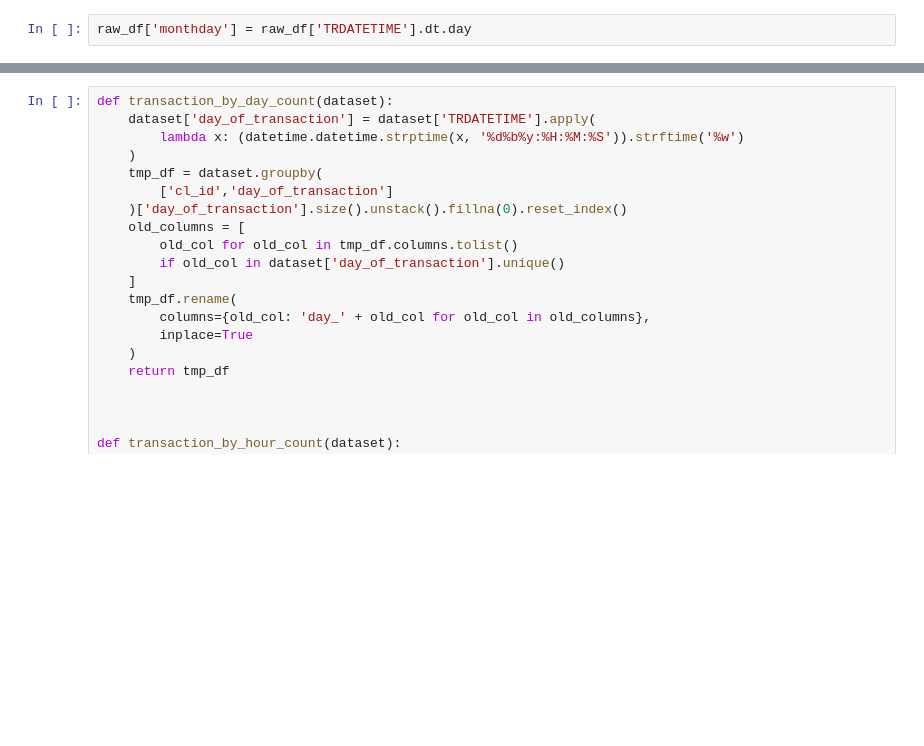
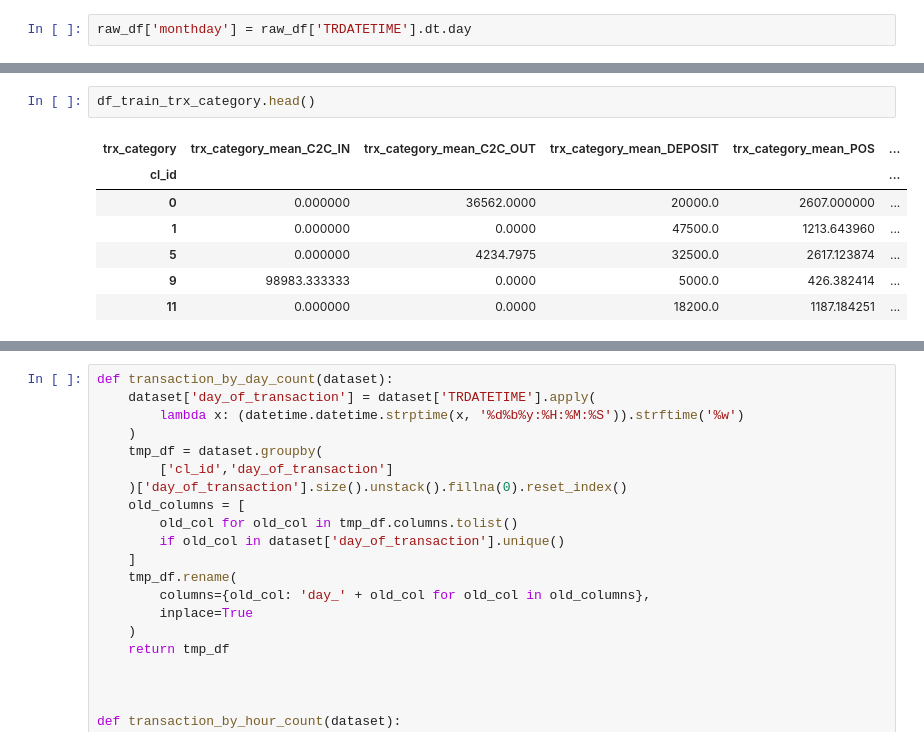
Before and after one commit to Ilmetov/Netology_ilmetov, a Jupyter notebook: Feature_Engeneering/FE 2/ilmetov_Practice_2_2 & HW.ipynb, the cells around one changed output, grey strips where cells are left out. Drawn from its saved outputs; the diff is of its cells as text; blank space fills up the shorter version.

```diff
--- a/Feature_Engeneering/FE 2/ilmetov_Practice_2_2 & HW.ipynb
+++ b/Feature_Engeneering/FE 2/ilmetov_Practice_2_2 & HW.ipynb
@@ -370,0 +467,10 @@ todo: проверить после этого насколько мы усеч
+# %%
+df_train_trx_category.head()
+# %% [output]
+| trx_category | trx_category_mean_C2C_IN | trx_category_mean_C2C_OUT | trx_category_mean_DEPOSIT | trx_category_mean_POS | ... |
+| cl_id |  |  |  |  | ... |
+| 0 | 0.000000 | 36562.0000 | 20000.0 | 2607.000000 | ... |
+| 1 | 0.000000 | 0.0000 | 47500.0 | 1213.643960 | ... |
+| 5 | 0.000000 | 4234.7975 | 32500.0 | 2617.123874 | ... |
+| 9 | 98983.333333 | 0.0000 | 5000.0 | 426.382414 | ... |
+| 11 | 0.000000 | 0.0000 | 18200.0 | 1187.184251 | ... |
```
Also changed, not shown: parts of 23 cells of this notebook, 1 other file.
